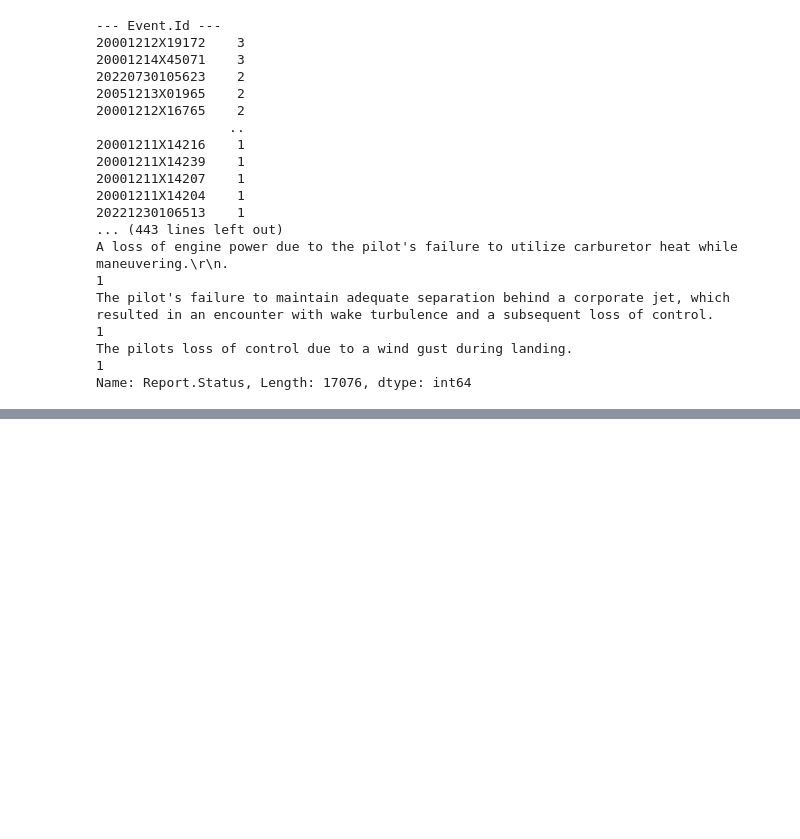
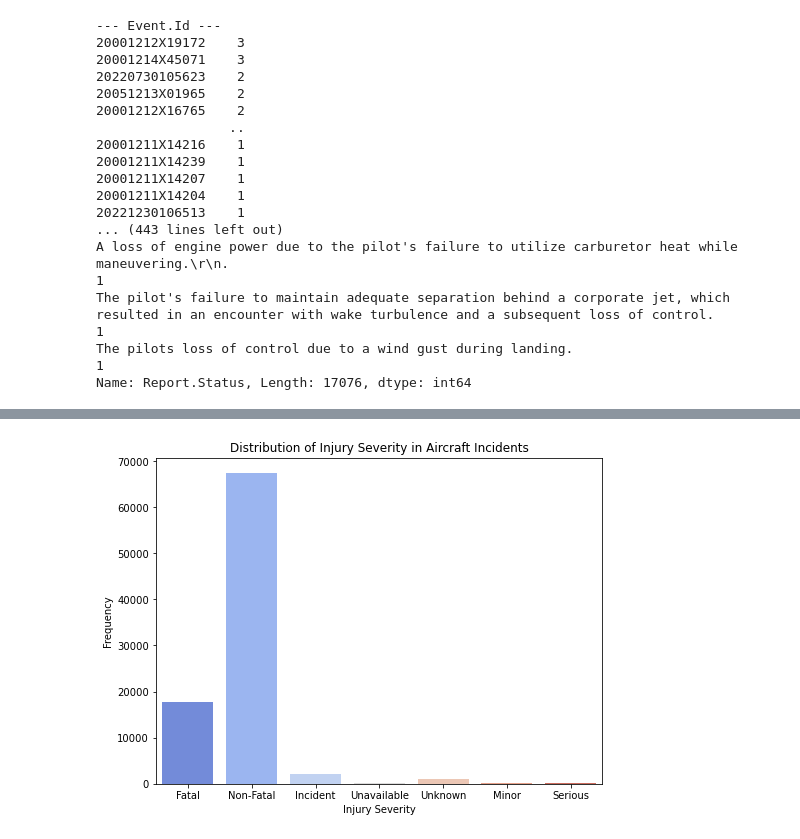
Before and after one commit to mojay6111/dsc-phase-1-project_1, a Jupyter notebook: student.ipynb, the cells around one changed output, grey strips where cells are left out. Cells and saved outputs as stored; diff of their text form; code cells hidden in the pictures; blank space fills up the shorter version.

```diff
--- a/student.ipynb
+++ b/student.ipynb
@@ -667,0 +632,10 @@ TypeError: '<=' not supported between instances of 'float' and 'str'
+# %%
+# Plot the distribution of injury severity
+plt.figure(figsize=(8,6))
+sns.countplot(data=data, x='Injury.Severity', palette='coolwarm')
+plt.title('Distribution of Injury Severity in Aircraft Incidents')
+plt.xlabel('Injury Severity')
+plt.ylabel('Frequency')
+plt.show()
+# %% [output]
+[figure, added]
```
Also changed, not shown: parts of 30 cells of this notebook.
